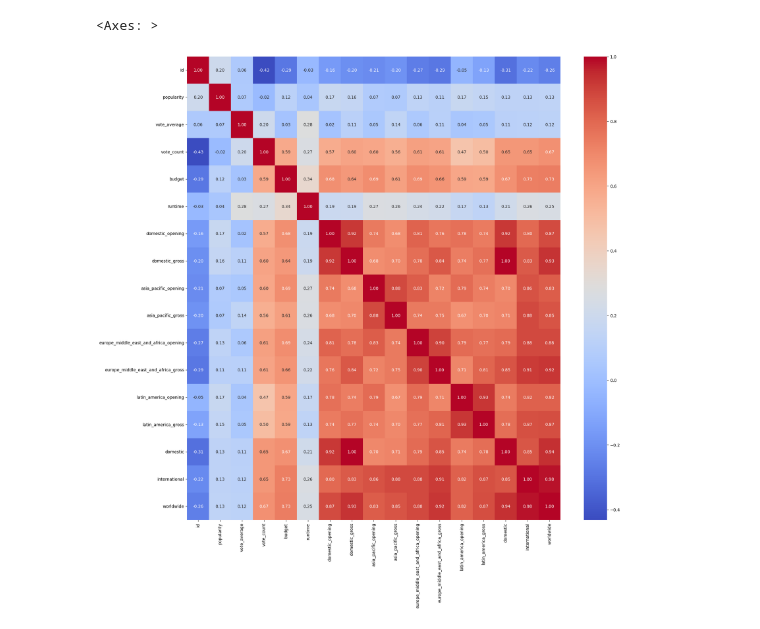
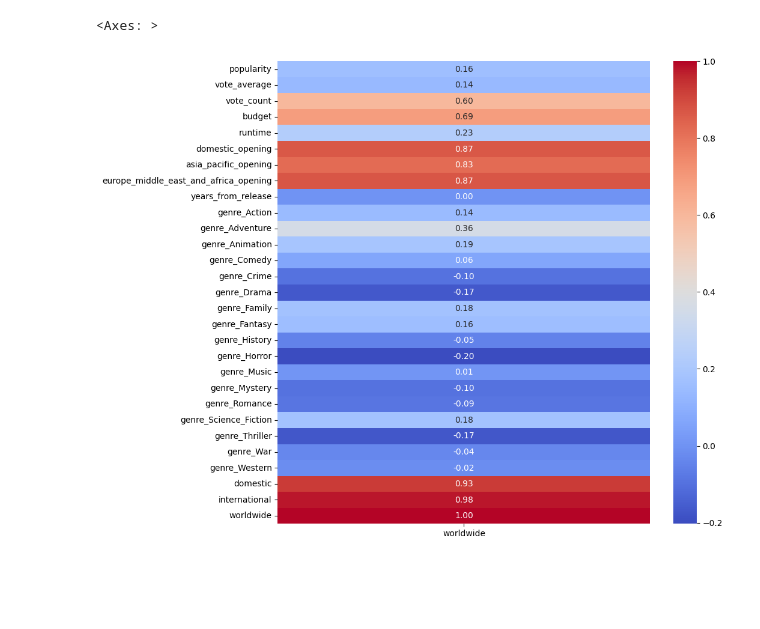
Before and after one commit to minhnhat-nguyen/HCMUS-Movie-Analytics, a Jupyter notebook: notebook/EDA.ipynb, the cells around one changed output. Saved outputs shown, nothing was run; the diff lists cells and outputs as text; code cells hidden in the pictures; blank space fills up the shorter version.

Commit message:
add EDA for visualization

```diff
--- a/notebook/EDA.ipynb
+++ b/notebook/EDA.ipynb
@@ -10,3 +6,2 @@ import json
 # %%
-cleaned_data = pd.read_csv('../data/processed_movies_1.csv')
-cleaned_data = cleaned_data.drop(columns=['Unnamed: 0'])
+cleaned_data = pd.read_csv('../data/cleaned_movies.csv')
@@ -42,5 +57,5 @@ cleaned_data.shape, cleaned_data.dtypes
  dtype: object)
 # %%
-numerical_data = cleaned_data.select_dtypes(include=[np.number])
+numerical_data = cleaned_data.select_dtypes(include=[np.number, np.bool_])
 numerical_data.head()
 # %% [output]
@@ -65,6 +81,6 @@ numerical_data.describe()
 # %%
-plt.figure(figsize=(20, 20))
-sns.heatmap(numerical_data.corr(), annot=True, cmap='coolwarm', fmt='.2f')
+plt.figure(figsize=(10, 10))
+sns.heatmap(numerical_data.corr(method ='pearson')['worldwide'].to_frame(), annot=True, cmap='coolwarm', fmt='.2f')
 # %% [output]
 <Axes: >
-[figure, old version]
+[figure, new version]
```
Also changed, not shown: parts of 13 cells of this notebook.
